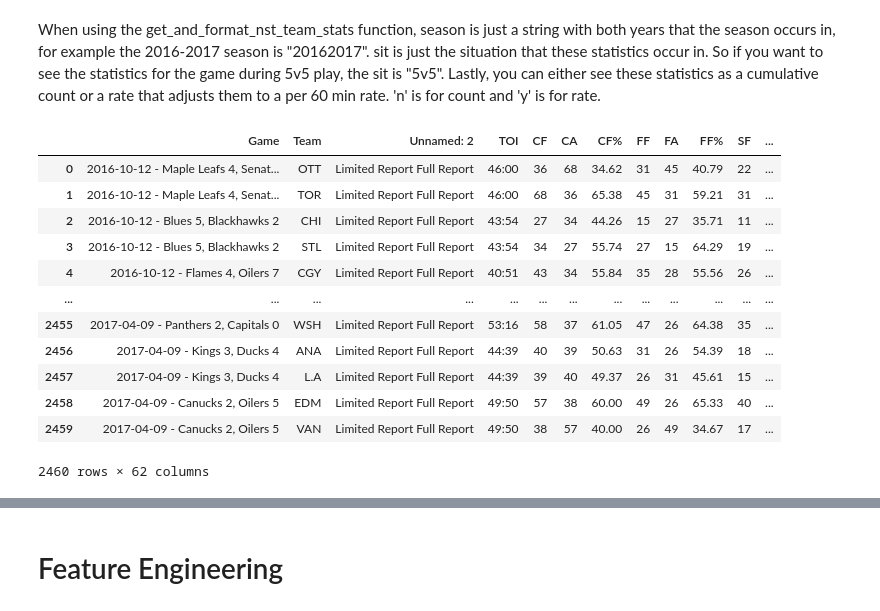
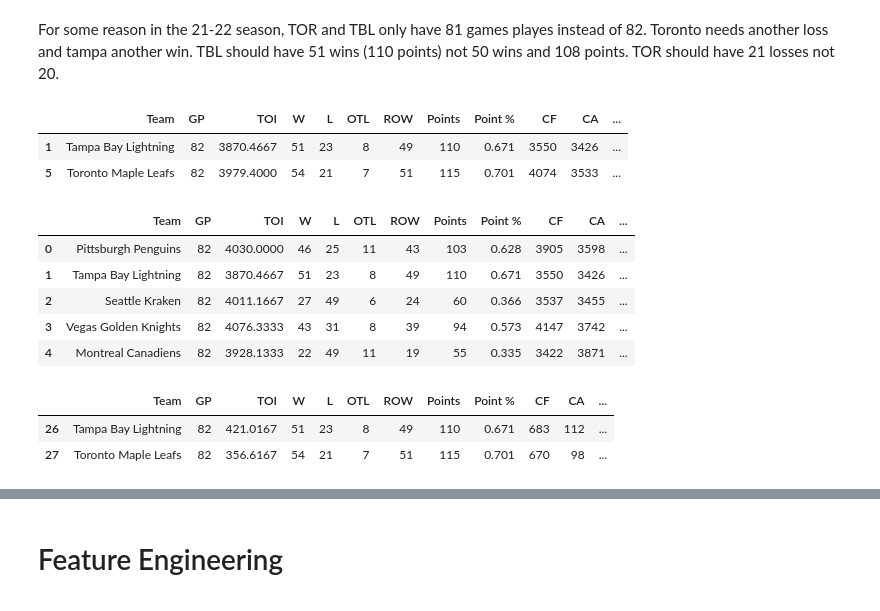
Before and after one commit to Nick3429/2025-NHL-Standings-Projections, a Jupyter notebook: DataScraper.ipynb, the cells around one changed output, grey strips where cells are left out. Cells and saved outputs as stored; diff of their text form; code cells hidden in the pictures.

```diff
--- a/DataScraper.ipynb
+++ b/DataScraper.ipynb
@@ -67,0 +13,7 @@ def get_and_format_nst_team_stats(season, sit, rate):
+# %%
+def process_df(file_path):
+    df=pd.read_csv(file_path)
+    df.reset_index(drop=True,inplace=True)
+    if 'Unnamed: 0' in df.columns:
+        df.drop('Unnamed: 0', axis=1, inplace=True)
+    return df
@@ -68,21 +22,33 @@ def get_and_format_nst_team_stats(season, sit, rate):
+# %%
+NHL_5v5_2122=process_df("NHL_5v5_2122.csv")
+NHL_5v5_2223=process_df("NHL_5v5_2223.csv")
+NHL_5v5_2324=process_df("NHL_5v5_2324.csv")
+
+NHL_PP_2122=process_df("NHL_PP_2122.csv")
+NHL_PP_2223=process_df("NHL_PP_2223.csv")
+NHL_PP_2324=process_df("NHL_PP_2324.csv")
+
+NHL_PK_2122=process_df("NHL_PK_2122.csv")
+NHL_PK_2223=process_df("NHL_PK_2223.csv")
+NHL_PK_2324=process_df("NHL_PK_2324.csv")
 # %%
 # Set option to display all columns
 pd.set_option('display.max_columns', None)
-# %% [markdown]
-When using the get_and_format_nst_team_stats function, season is just a string with both years that the season occurs in, for example the 2016-2017 season is "20162017". sit is just the situation that these statistics occur in. So if you want to see the statistics for the game during 5v5 play, the sit is "5v5". Lastly, you can either see these statistics as a cumulative count or a rate that adjusts them to a per 60 min rate. 'n' is for count and 'y' is for rate.
-# %%
-get_and_format_nst_team_stats('20162017','5v5', 'n')
-# %% [output]
-|  | Game | Team | Unnamed: 2 | TOI | CF | CA | CF% | FF | FA | FF% | SF | ... |
-| 0 | 2016-10-12 - Maple Leafs 4, Senat... | OTT | Limited Report Full Report | 46:00 | 36 | 68 | 34.62 | 31 | 45 | 40.79 | 22 | ... |
-| 1 | 2016-10-12 - Maple Leafs 4, Senat... | TOR | Limited Report Full Report | 46:00 | 68 | 36 | 65.38 | 45 | 31 | 59.21 | 31 | ... |
-| 2 | 2016-10-12 - Blues 5, Blackhawks 2 | CHI | Limited Report Full Report | 43:54 | 27 | 34 | 44.26 | 15 | 27 | 35.71 | 11 | ... |
-| 3 | 2016-10-12 - Blues 5, Blackhawks 2 | STL | Limited Report Full Report | 43:54 | 34 | 27 | 55.74 | 27 | 15 | 64.29 | 19 | ... |
-| 4 | 2016-10-12 - Flames 4, Oilers 7 | CGY | Limited Report Full Report | 40:51 | 43 | 34 | 55.84 | 35 | 28 | 55.56 | 26 | ... |
-| ... | ... | ... | ... | ... | ... | ... | ... | ... | ... | ... | ... | ... |
-| 2455 | 2017-04-09 - Panthers 2, Capitals 0 | WSH | Limited Report Full Report | 53:16 | 58 | 37 | 61.05 | 47 | 26 | 64.38 | 35 | ... |
-| 2456 | 2017-04-09 - Kings 3, Ducks 4 | ANA | Limited Report Full Report | 44:39 | 40 | 39 | 50.63 | 31 | 26 | 54.39 | 18 | ... |
-| 2457 | 2017-04-09 - Kings 3, Ducks 4 | L.A | Limited Report Full Report | 44:39 | 39 | 40 | 49.37 | 26 | 31 | 45.61 | 15 | ... |
-| 2458 | 2017-04-09 - Canucks 2, Oilers 5 | EDM | Limited Report Full Report | 49:50 | 57 | 38 | 60.00 | 49 | 26 | 65.33 | 40 | ... |
-| 2459 | 2017-04-09 - Canucks 2, Oilers 5 | VAN | Limited Report Full Report | 49:50 | 38 | 57 | 40.00 | 26 | 49 | 34.67 | 17 | ... |
-2460 rows × 62 columns
+# %% [markdown]
+For some reason in the 21-22 season, TOR and TBL only have 81 games playes instead of 82. Toronto needs another loss and tampa another win. TBL should have 51 wins (110 points) not 50 wins and 108 points. TOR should have 21 losses not 20.
+# %%
+filtered_df = NHL_5v5_2122[NHL_5v5_2122['Team'].isin(['Toronto Maple Leafs', 'Tampa Bay Lightning'])]
+filtered_df
+# %% [output]
+|  | Team | GP | TOI | W | L | OTL | ROW | Points | Point % | CF | CA | ... |
+| 1 | Tampa Bay Lightning | 82 | 3870.4667 | 51 | 23 | 8 | 49 | 110 | 0.671 | 3550 | 3426 | ... |
+| 5 | Toronto Maple Leafs | 82 | 3979.4000 | 54 | 21 | 7 | 51 | 115 | 0.701 | 4074 | 3533 | ... |
+# %%
+NHL_5v5_2122.head()
+# %% [output]
+|  | Team | GP | TOI | W | L | OTL | ROW | Points | Point % | CF | CA | ... |
+| 0 | Pittsburgh Penguins | 82 | 4030.0000 | 46 | 25 | 11 | 43 | 103 | 0.628 | 3905 | 3598 | ... |
+| 1 | Tampa Bay Lightning | 82 | 3870.4667 | 51 | 23 | 8 | 49 | 110 | 0.671 | 3550 | 3426 | ... |
+| 2 | Seattle Kraken | 82 | 4011.1667 | 27 | 49 | 6 | 24 | 60 | 0.366 | 3537 | 3455 | ... |
+| 3 | Vegas Golden Knights | 82 | 4076.3333 | 43 | 31 | 8 | 39 | 94 | 0.573 | 4147 | 3742 | ... |
+| 4 | Montreal Canadiens | 82 | 3928.1333 | 22 | 49 | 11 | 19 | 55 | 0.335 | 3422 | 3871 | ... |
@@ -88,0 +77,7 @@ get_and_format_nst_team_stats('20162017','5v5', 'n')
+# %%
+filtered_df = NHL_PP_2122[NHL_PP_2122['Team'].isin(['Toronto Maple Leafs', 'Tampa Bay Lightning'])]
+filtered_df
+# %% [output]
+|  | Team | GP | TOI | W | L | OTL | ROW | Points | Point % | CF | CA | ... |
+| 26 | Tampa Bay Lightning | 82 | 421.0167 | 51 | 23 | 8 | 49 | 110 | 0.671 | 683 | 112 | ... |
+| 27 | Toronto Maple Leafs | 82 | 356.6167 | 54 | 21 | 7 | 51 | 115 | 0.701 | 670 | 98 | ... |
```
Also changed, not shown: parts of 22 cells of this notebook, 9 other files.
